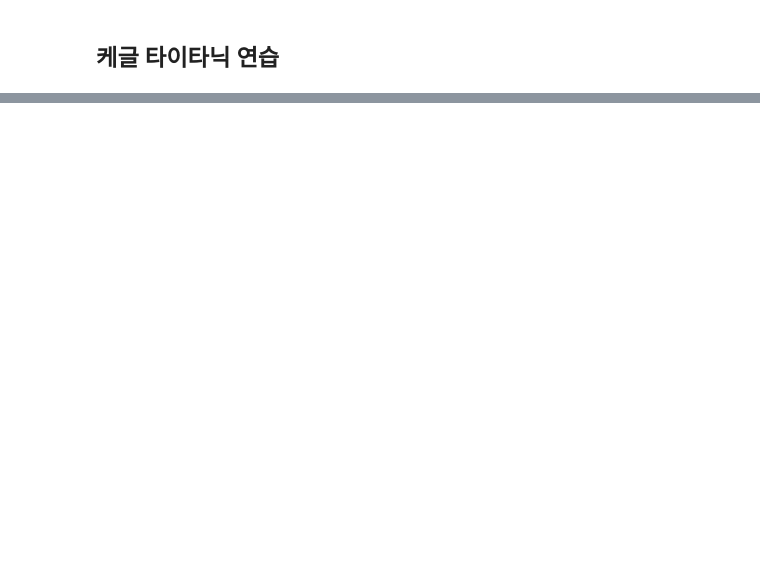
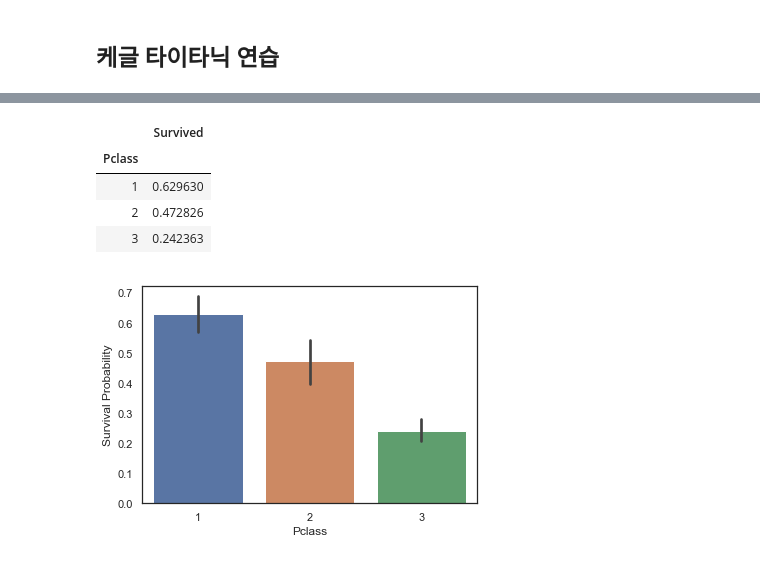
Before and after one commit to DominKim/kaggle_practice, a Jupyter notebook: Step01_Titanic.ipynb, the cells around one changed output, grey strips where cells are left out. Cells and saved outputs as stored; diff of their text form; code cells hidden in the pictures; blank space fills up the shorter version.

```diff
--- a/Step01_Titanic.ipynb
+++ b/Step01_Titanic.ipynb
@@ -14,0 +97,13 @@ FileNotFoundError: [Errno 2] File b'./data/train.csv' does not exist: b'./data/t
+# %%
+#  Pclass 변수에 따른 생존자 비율
+# sns.barplot :  카테고리 값에 따른 실수 값의 평균과 편차를 표시하는 기본적인 바 차트를 생성한다. 평균은 막대의 높이로, 편차는 에러바(error bar)로 표시한다.
+g = sns.barplot(x="Pclass", y = "Survived", data = train)
+g = g.set_ylabel("Survival Probability")
+train[["Pclass", "Survived"]].groupby(["Pclass"]).mean().sort_values(by = "Survived", ascending = False)
+# %% [output]
+|  | Survived |
+| Pclass |  |
+| 1 | 0.629630 |
+| 2 | 0.472826 |
+| 3 | 0.242363 |
+[figure, added]
```
Also changed, not shown: parts of 68 cells of this notebook.
